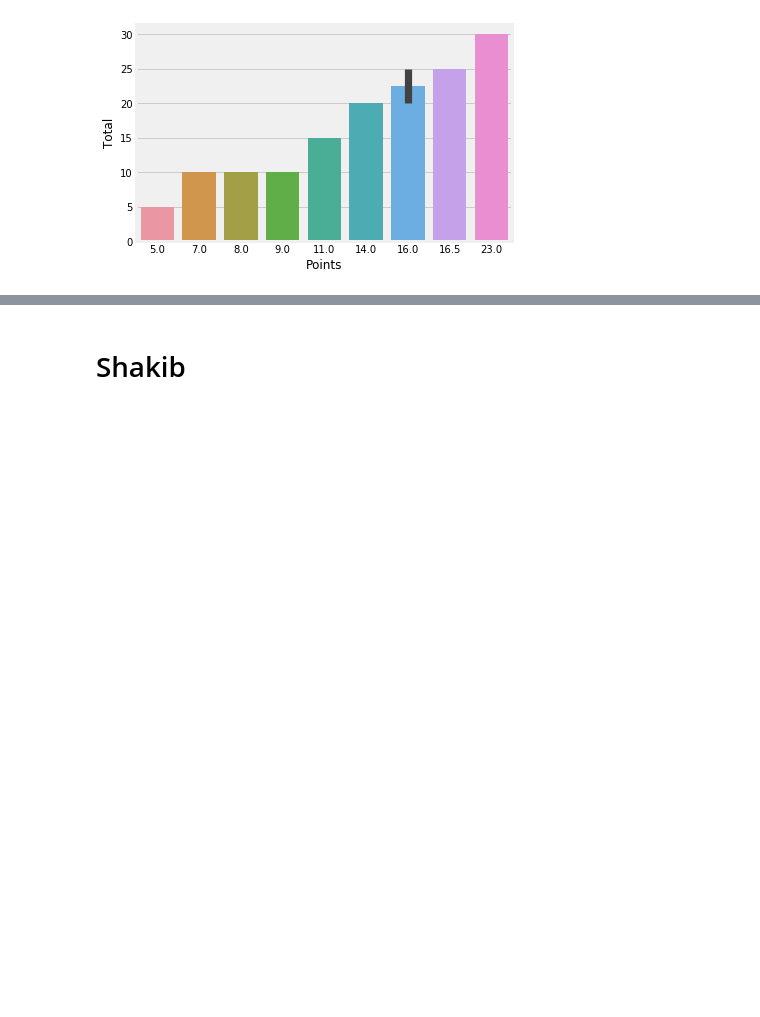
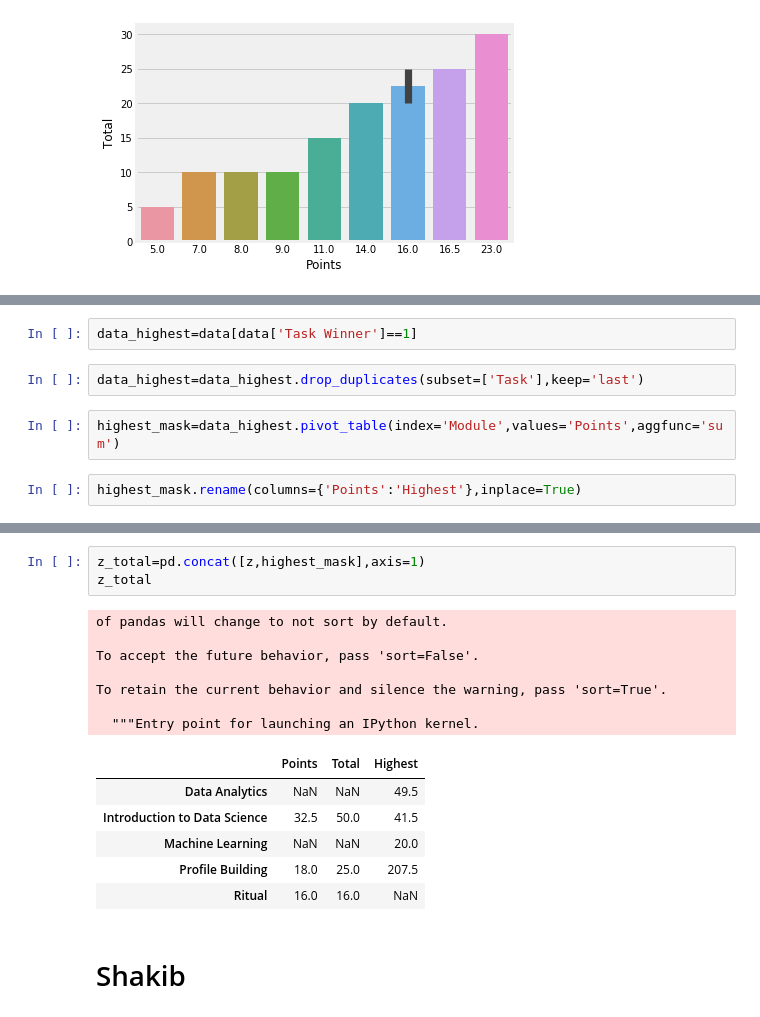
Before and after one commit to SkeyRahaman/Report-Card-Generator, a Jupyter notebook: Report-Card-Generator.ipynb, the cells around one changed output, grey strips where cells are left out. Drawn from its saved outputs; the diff is of its cells as text; blank space fills up the shorter version.

```diff
--- a/Report-Card-Generator.ipynb
+++ b/Report-Card-Generator.ipynb
@@ -241,0 +289,8 @@ KNOWLEDGE SHARING PERCENTILE:  22.5 %
+# %%
+data_highest=data[data['Task Winner']==1]
+# %%
+data_highest=data_highest.drop_duplicates(subset=['Task'],keep='last')
+# %%
+highest_mask=data_highest.pivot_table(index='Module',values='Points',aggfunc='sum')
+# %%
+highest_mask.rename(columns={'Points':'Highest'},inplace=True)
@@ -242,3 +306,20 @@ KNOWLEDGE SHARING PERCENTILE:  22.5 %
+# %%
+z_total=pd.concat([z,highest_mask],axis=1)
+z_total
+# %% [output]
+of pandas will change to not sort by default.
+
+To accept the future behavior, pass 'sort=False'.
+
+To retain the current behavior and silence the warning, pass 'sort=True'.
+
+  """Entry point for launching an IPython kernel.
+|  | Points | Total | Highest |
+| Data Analytics | NaN | NaN | 49.5 |
+| Introduction to Data Science | 32.5 | 50.0 | 41.5 |
+| Machine Learning | NaN | NaN | 20.0 |
+| Profile Building | 18.0 | 25.0 | 207.5 |
+| Ritual | 16.0 | 16.0 | NaN |
 # %% [markdown]
 # Shakib
 # %% [markdown]
```
Also changed, not shown: parts of 11 cells of this notebook.
